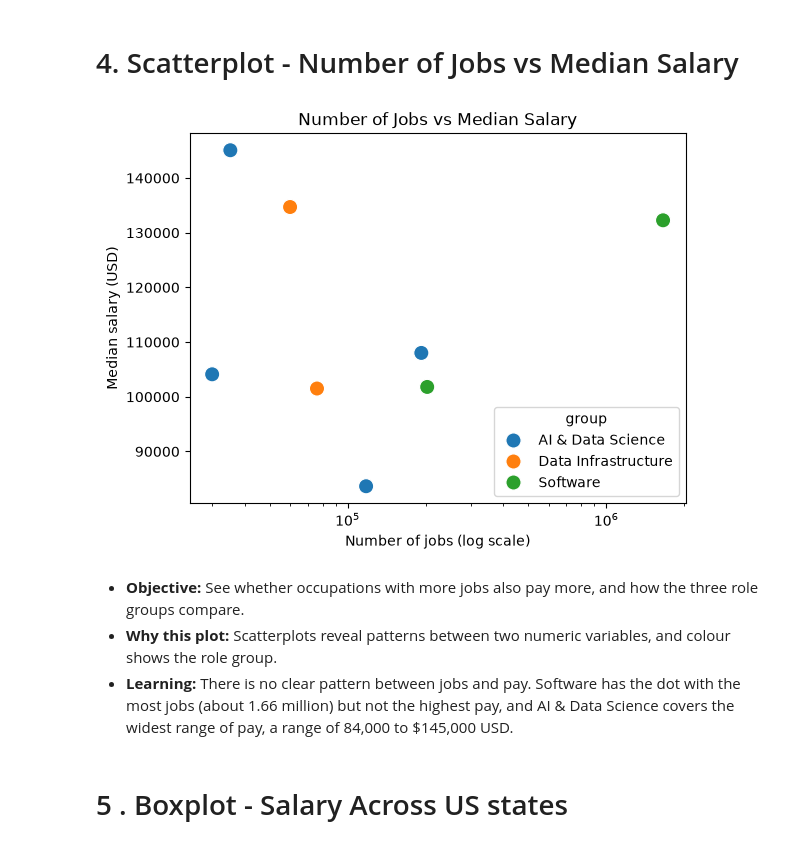
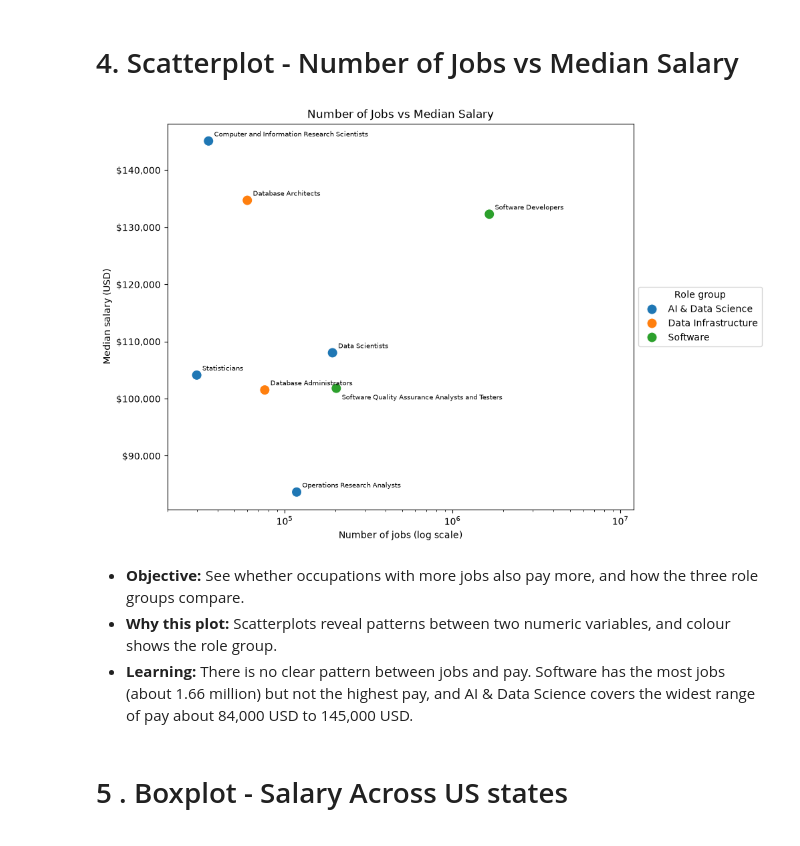
Before and after one commit to 2024658/Data_Visualisation_CA1, a Jupyter notebook: employment_analysis.ipynb, the cells around one changed output. Saved outputs shown, nothing was run; the diff lists cells and outputs as text; code cells hidden in the pictures.

Commit message:
Labeled  scatter plot points and moved legend outside chart

```diff
--- a/employment_analysis.ipynb
+++ b/employment_analysis.ipynb
@@ -122,18 +122,24 @@ plt.show()
 # %% [markdown]
 # 4. Scatterplot - Number of Jobs vs Median Salary
 # %%
+plt.figure(figsize=(9, 7.5))
 sns.scatterplot(x="TOT_EMP", y="A_MEDIAN", hue="group", data=nat, s=120)
+for _, r in nat.iterrows():
+    plt.annotate(r["OCC_TITLE"], (r["TOT_EMP"], r["A_MEDIAN"]), xytext=(6, -12) if "Quality" in r["OCC_TITLE"] else (6, 5), textcoords="offset points", fontsize=7)
 plt.xscale("log")
+plt.xlim(2e4, 1.2e7)
+plt.gca().yaxis.set_major_formatter(StrMethodFormatter("${x:,.0f}"))
 plt.title("Number of Jobs vs Median Salary")
 plt.xlabel("Number of jobs (log scale)")
 plt.ylabel("Median salary (USD)")
+plt.legend(title="Role group", loc="center left", bbox_to_anchor=(1, 0.5))
 plt.show()
 # %% [output]
-[figure, old version]
+[figure, new version]
 # %% [markdown]
 - **Objective:** See whether occupations with more jobs also pay more, and how the three role groups compare.
 - **Why this plot:** Scatterplots reveal patterns between two numeric variables, and colour shows the role group.
-- **Learning:** There is no clear pattern between jobs and pay. Software has the dot with the most jobs (about 1.66 million) but not the highest pay, and AI & Data Science covers the widest range of pay, a range of  84,000 to $145,000 USD.
+- **Learning:** There is no clear pattern between jobs and pay. Software has the most jobs (about 1.66 million) but not the highest pay, and AI & Data Science covers the widest range of pay about 84,000 USD to 145,000 USD.
 # %% [markdown]
 # 5 . Boxplot - Salary Across US states
 # %%
```
